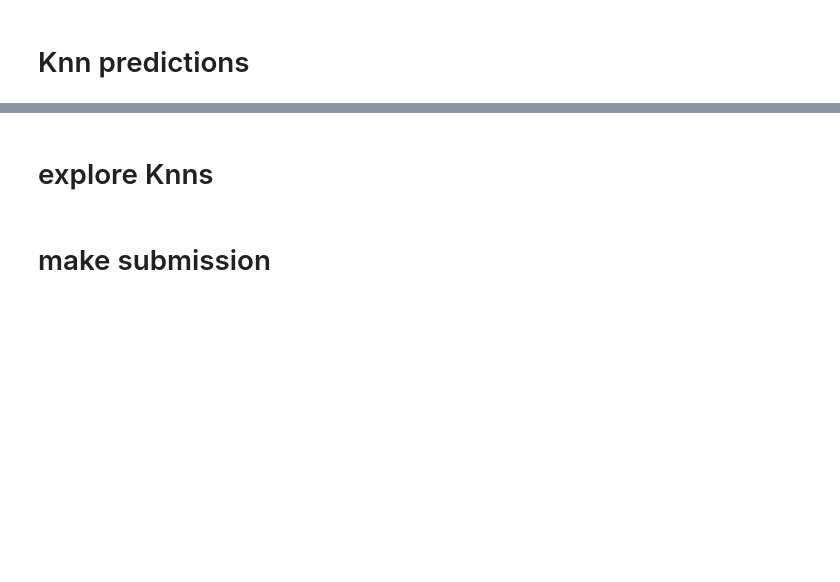
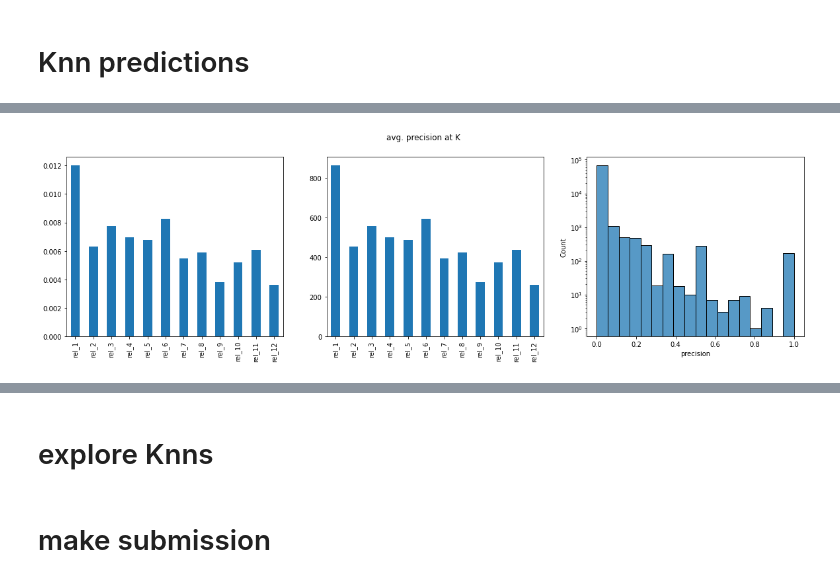
Before and after one commit to stameser/kaggle-hm, a Jupyter notebook: notebooks/item_to_item_cf.ipynb, the cells around one changed output, grey strips where cells are left out. Drawn from its saved outputs; the diff is of its cells as text; code cells hidden in the pictures; blank space fills up the shorter version.

```diff
--- a/notebooks/item_to_item_cf.ipynb
+++ b/notebooks/item_to_item_cf.ipynb
@@ -140,5 +176,5 @@ def get_knn_recs(data, similarity_df, top12, test_items):
 
     return results
 # %%
-results = get_knn_recs(train, similarity_df.query('len_common >= 5'), top12, test_items)
+results = get_knn_recs(train, similarity_df, top12, test_items).set_index('customer_id')
 # %% [output]
@@ -181,0 +275,2 @@ match = test[['customer_id', 'article_id']].drop_duplicates().merge(candidates,
+# %%
+results = enrich_data(train, results, customers)
@@ -181,0 +301,4 @@ match = test[['customer_id', 'article_id']].drop_duplicates().merge(candidates,
+# %%
+_ = plot_precision_at_k(results)
+# %% [output]
+[figure, added]
```
Also changed, not shown: parts of 78 cells of this notebook, 4 other files.
